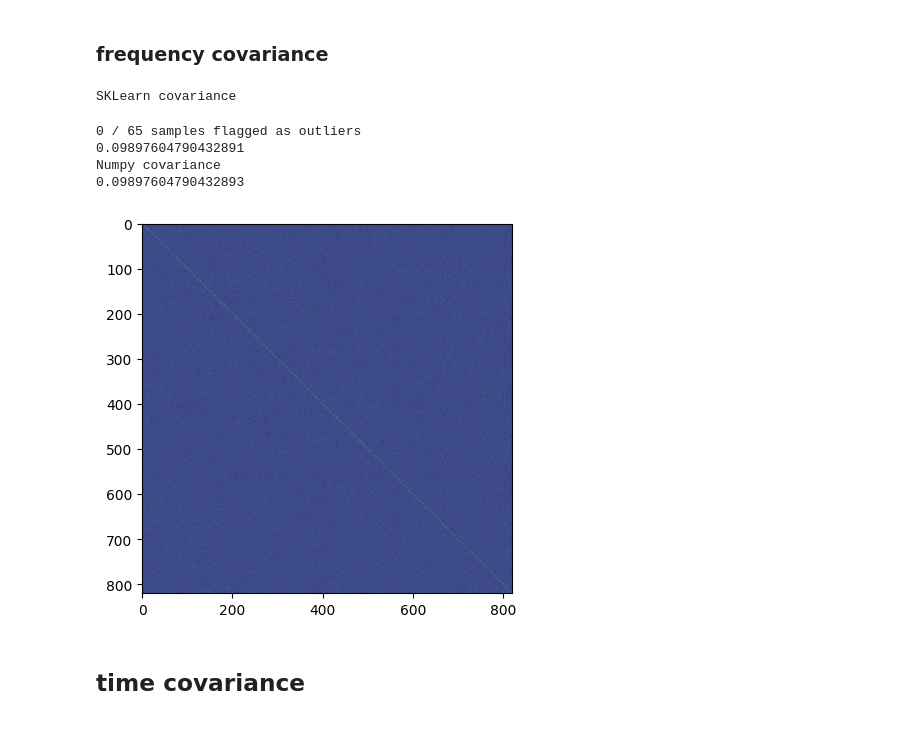
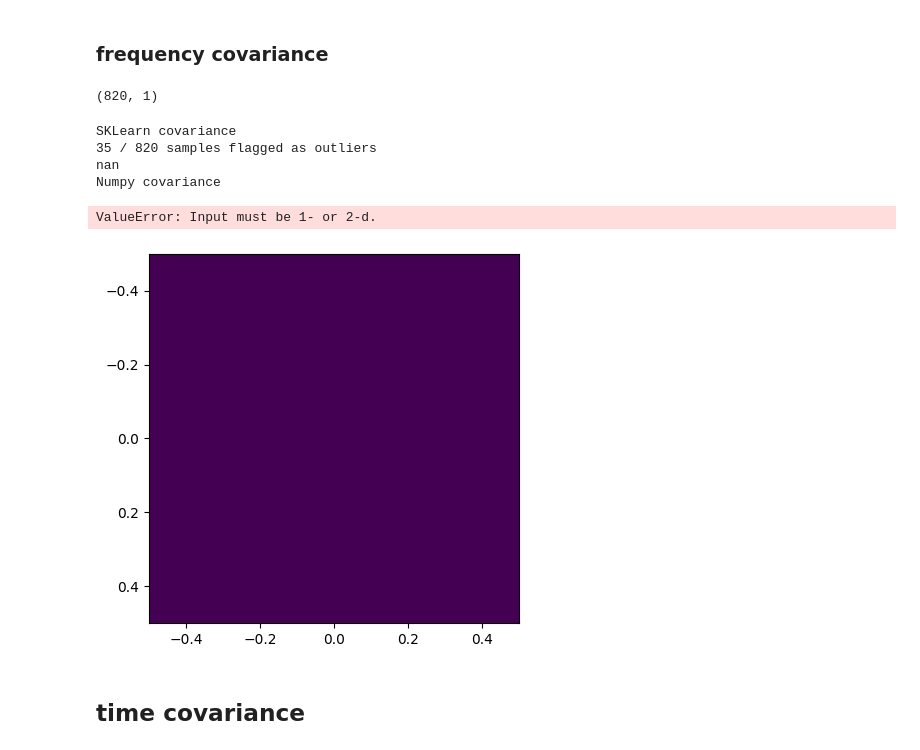
Before and after one commit to HarrisonS-Phys/FRBayes, a Jupyter notebook: covar_test.ipynb, the cells around one changed output. Drawn from its saved outputs; the diff is of its cells as text; code cells hidden in the pictures.

```diff
--- a/covar_test.ipynb
+++ b/covar_test.ipynb
@@ -31,7 +52,7 @@ def np_cov(X):
 # %% [markdown]
 # Baseband data
 # %%
-data = np.load('event_22154974_BB.npz')
+data = np.load('event_22154974_BB_nodsamp.npz')
 power, freq, time = data['power'], data['freq'], data['time']
 freq = freq[::-1]
 power = power[::-1, :]
@@ -50,7 +75,7 @@ plt.colorbar(img)
 time_array = np.asarray(time, dtype=np.float32)[None, :]
 data_reshaped = power
 freq_array_reshaped = np.asarray(freq, dtype=np.float32)[:, None]
-times_noise = np.asarray(time_array[0][0:int(len(time_array[0])/5)])
+times_noise = np.asarray(time_array[0][0:int(len(time_array[0])/3)])
 noise_data = data_reshaped[:,0:len(times_noise)]
 print("Noise segments we will draw from")
 fig = plt.figure(figsize=(5, 5))
@@ -70,17 +125,22 @@ Text(0, 0.5, 'Frequency [MHz]')
 # %% [markdown]
 ### frequency covariance
+# %%
+noise_data_single_freq = np.asarray(noise_data[:,1], dtype=np.float32)[:, None]
+print(np.shape(noise_data_single_freq))
+# %% [output]
+(820, 1)
 # %%
 print("SKLearn covariance")
-sklearn_cov(noise_data.T)
+sklearn_cov(noise_data_single_freq)
 print("Numpy covariance")
-np_cov(noise_data.T)
+np_cov(noise_data_single_freq)
 # %% [output]
 SKLearn covariance
+35 / 820 samples flagged as outliers
+nan
+Numpy covariance
-0 / 65 samples flagged as outliers
-0.09897604790432891
-Numpy covariance
-0.09897604790432893
+ValueError: Input must be 1- or 2-d.
-[figure, old version]
+[figure, new version]
 # %% [markdown]
 ## time covariance
 # %%
```
Also changed, not shown: parts of 6 cells of this notebook.
